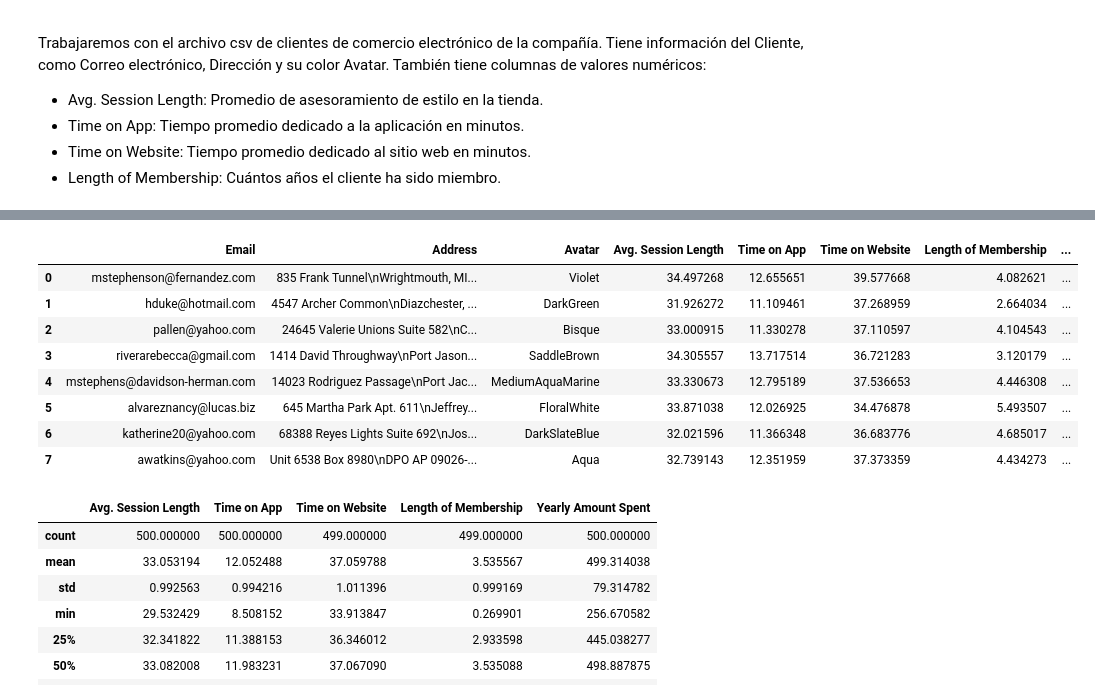
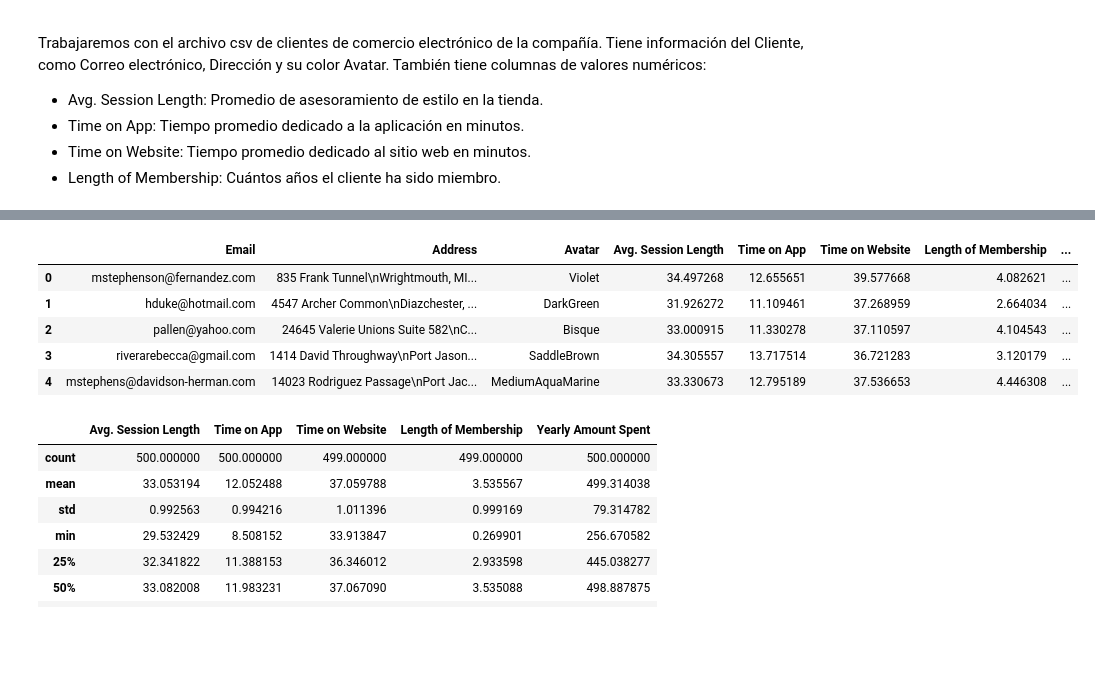
Before and after one commit to Dianamarlen12/Extraccion-de-conocimientos-de-bases-de-datos, a Jupyter notebook: Preparación_de_los_datos.ipynb, the cells around one changed output, grey strips where cells are left out. Drawn from its saved outputs; the diff is of its cells as text; code cells hidden in the pictures; blank space fills up the shorter version.

```diff
--- a/Preparación_de_los_datos.ipynb
+++ b/Preparación_de_los_datos.ipynb
@@ -34,17 +34,14 @@ Saving ecommerce_customers.csv to ecommerce_customers (1).csv
 # %%
 clientes = pd.read_csv('ecommerce_customers.csv')
 # %%
-clientes.head(8)
+clientes.head()
 # %% [output]
 |  | Email | Address | Avatar | Avg. Session Length | Time on App | Time on Website | Length of Membership | ... |
 | 0 | mstephenson@fernandez.com | 835 Frank Tunnel\nWrightmouth, MI... | Violet | 34.497268 | 12.655651 | 39.577668 | 4.082621 | ... |
 | 1 | hduke@hotmail.com | 4547 Archer Common\nDiazchester, ... | DarkGreen | 31.926272 | 11.109461 | 37.268959 | 2.664034 | ... |
 | 2 | pallen@yahoo.com | 24645 Valerie Unions Suite 582\nC... | Bisque | 33.000915 | 11.330278 | 37.110597 | 4.104543 | ... |
 | 3 | riverarebecca@gmail.com | 1414 David Throughway\nPort Jason... | SaddleBrown | 34.305557 | 13.717514 | 36.721283 | 3.120179 | ... |
 | 4 | mstephens@davidson-herman.com | 14023 Rodriguez Passage\nPort Jac... | MediumAquaMarine | 33.330673 | 12.795189 | 37.536653 | 4.446308 | ... |
-| 5 | alvareznancy@lucas.biz | 645 Martha Park Apt. 611\nJeffrey... | FloralWhite | 33.871038 | 12.026925 | 34.476878 | 5.493507 | ... |
-| 6 | katherine20@yahoo.com | 68388 Reyes Lights Suite 692\nJos... | DarkSlateBlue | 32.021596 | 11.366348 | 36.683776 | 4.685017 | ... |
-| 7 | awatkins@yahoo.com | Unit 6538 Box 8980\nDPO AP 09026-... | Aqua | 32.739143 | 12.351959 | 37.373359 | 4.434273 | ... |
 # %%
 clientes.describe()
 # %% [output]
```
Also changed, not shown: parts of 22 cells of this notebook.
